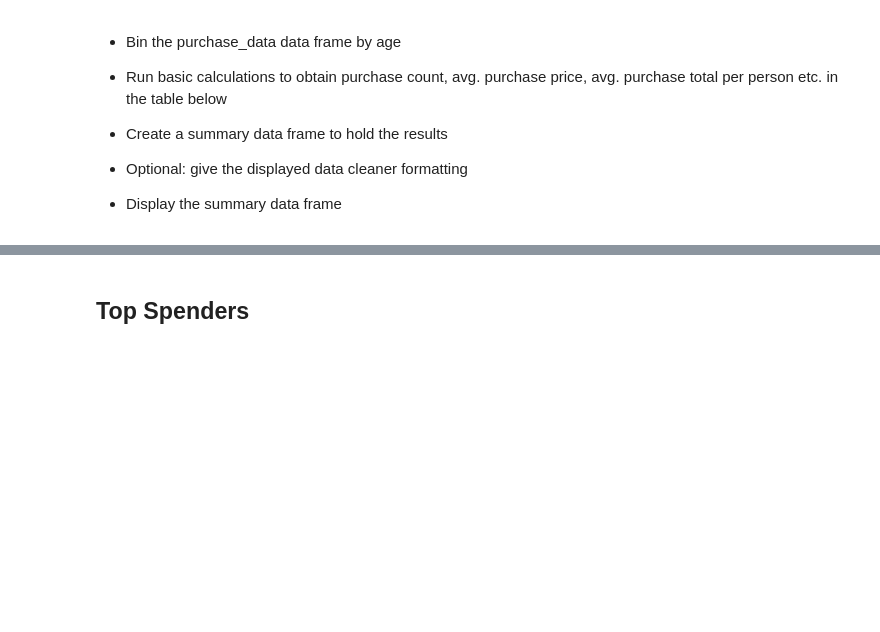
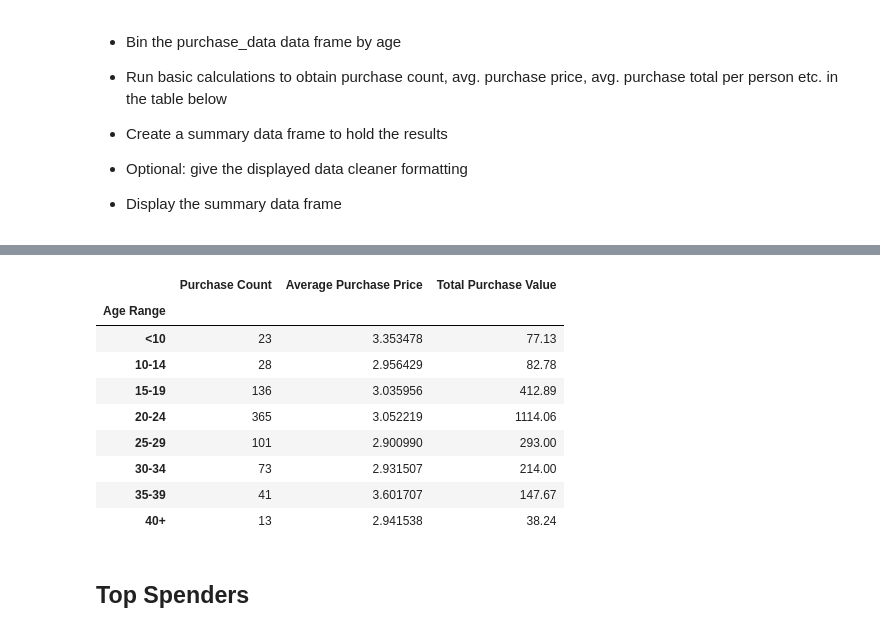
Before and after one commit to kioz-developer/pandas-challenge, a Jupyter notebook: HeroesOfPymoli_starter.ipynb, the cells around one changed output, grey strips where cells are left out. Saved outputs shown, nothing was run; the diff lists cells and outputs as text; code cells hidden in the pictures; blank space fills up the shorter version.

```diff
--- a/HeroesOfPymoli_starter.ipynb
+++ b/HeroesOfPymoli_starter.ipynb
@@ -239,3 +227,36 @@ summary_by_age_range
+# %%
+summary_age_grouped_2 = summary_age_dem.groupby(["Age Range"])
+
+
+purchase_count = pd.DataFrame(summary_age_grouped_2["Price"].count())
+purchase_count = purchase_count.rename(columns={"Price": "Purchase Count"})
+
+average_purchase_price_df = pd.DataFrame(summary_age_grouped_2["Price"].mean())
+average_purchase_price_df = average_purchase_price_df.rename(columns={"Price": "Average Purchase Price"})
+
+total_purchase_value = pd.DataFrame(summary_age_grouped_2["Price"].sum())
+total_purchase_value = total_purchase_value.rename(columns={"Price": "Total Purchase Value"})
+
+#total_purchase_pp =pd.DataFrame(summary_age_dem.groupby(["SN"])["Price"].mean())
+#total_purchase_pp = total_purchase_pp.rename(columns={"Price": "Avg Total Purchase per Person"})
+
+summary_merged = pd.merge(purchase_count, average_purchase_price_df, on="Age Range")
+summary_merged = pd.merge(summary_merged, total_purchase_value, on="Age Range")
+#summary_merged = pd.merge(summary_merged, total_purchase_pp, on="SN")
+
+summary_merged
+#total_purchase_pp
+# %% [output]
+|  | Purchase Count | Average Purchase Price | Total Purchase Value |
+| Age Range |  |  |  |
+| <10 | 23 | 3.353478 | 77.13 |
+| 10-14 | 28 | 2.956429 | 82.78 |
+| 15-19 | 136 | 3.035956 | 412.89 |
+| 20-24 | 365 | 3.052219 | 1114.06 |
+| 25-29 | 101 | 2.900990 | 293.00 |
+| 30-34 | 73 | 2.931507 | 214.00 |
+| 35-39 | 41 | 3.601707 | 147.67 |
+| 40+ | 13 | 2.941538 | 38.24 |
 # %% [markdown]
 ## Top Spenders
 # %% [markdown]
```
Also changed, not shown: parts of 3 cells of this notebook.
